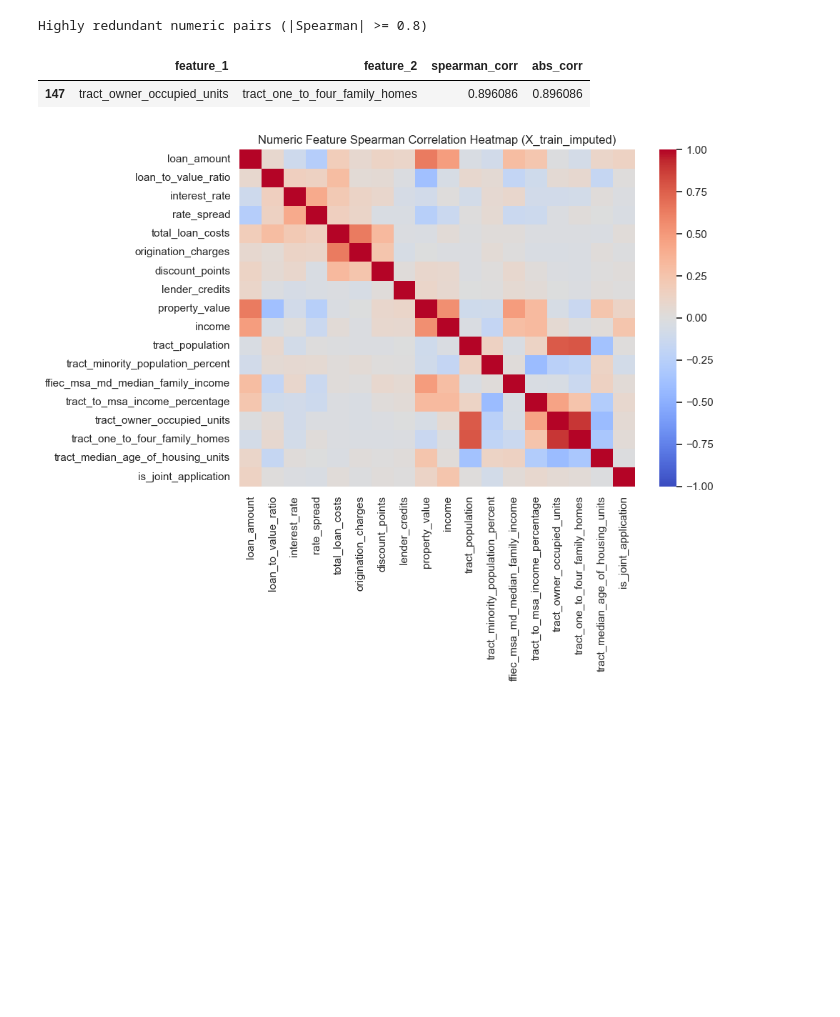
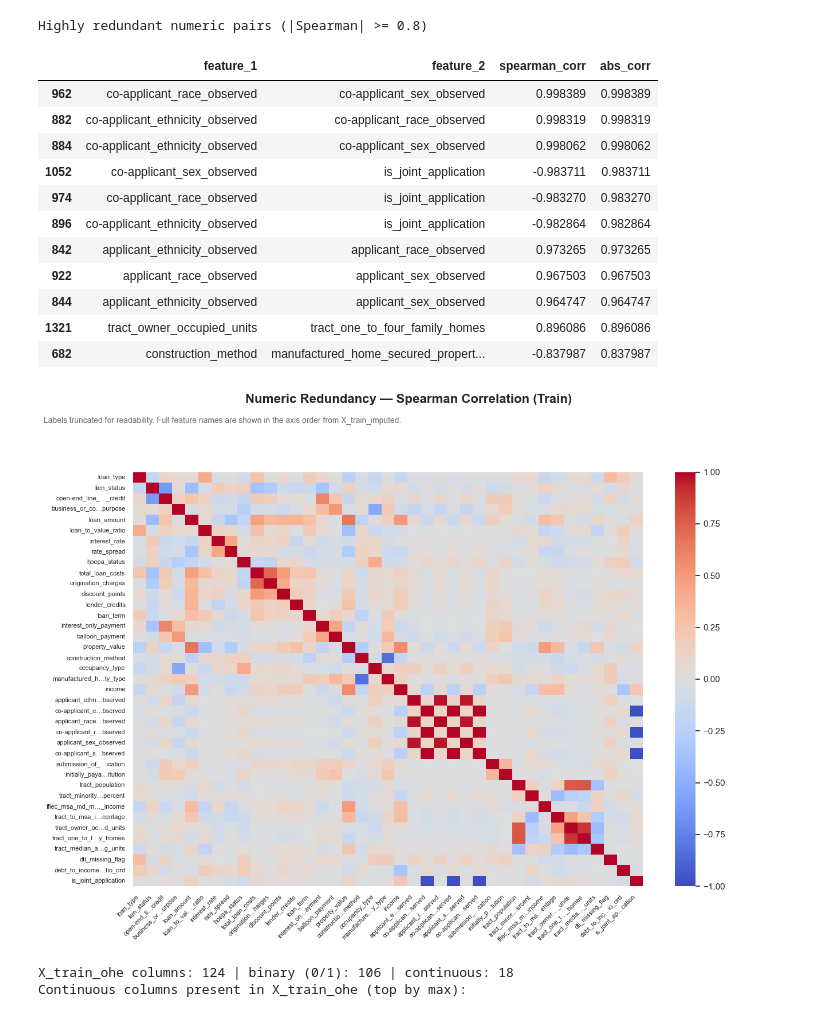
Before and after one commit to xsxsx-999/5243-project4, a Jupyter notebook: eda_insights.ipynb, the cells around one changed output. Drawn from its saved outputs; the diff is of its cells as text; code cells hidden in the pictures; blank space fills up the shorter version.

```diff
--- a/eda_insights.ipynb
+++ b/eda_insights.ipynb
@@ -250,33 +220,84 @@ Top categorical signal features
 # %%
-# 2) Redundancy check among numeric predictors on X_train_imputed
+# 3) Numeric redundancy + correlation structure (X_train_imputed)
 
 if numeric_cols:
-    corr_spearman = X_train_imputed[numeric_cols].corr(method="spearman")
+    X_num = X_train_imputed[numeric_cols].apply(pd.to_numeric, errors="coerce")
+    corr_spearman = X_num.corr(method="spearman")
 
     corr_long = (
         corr_spearman.where(np.triu(np.ones(corr_spearman.shape), k=1).astype(bool))
         .stack()
         .reset_index()
     )
     corr_long.columns = ["feature_1", "feature_2", "spearman_corr"]
     corr_long["abs_corr"] = corr_long["spearman_corr"].abs()
 
     high_corr_pairs = corr_long[corr_long["abs_corr"] >= 0.8].sort_values("abs_corr", ascending=False)
 
     print("Highly redundant numeric pairs (|Spearman| >= 0.8)")
     display(high_corr_pairs.head(30))
 
-    plt.figure(figsize=(10, 8))
-    sns.heatmap(corr_spearman, cmap="coolwarm", center=0, vmin=-1, vmax=1)
-    plt.title("Numeric Feature Spearman Correlation Heatmap (X_train_imputed)")
-    plt.tight_layout()
+    # Make labels readable: shorten + rotate + smaller font.
+    fig, ax = plt.subplots(figsize=(13, 10))
+    sns.heatmap(corr_spearman, cmap="coolwarm", center=0, vmin=-1, vmax=1, ax=ax)
+    ax.set_title("")
+
+    short_x = [shorten_label(c, 18) for c in corr_spearman.columns]
+    short_y = [shorten_label(c, 22) for c in corr_spearman.index]
+    ax.set_xticklabels(short_x, rotation=45, ha="right", fontsize=8)
+    ax.set_yticklabels(short_y, rotation=0, fontsize=8)
+
+    save_fig(
+        fig,
+        6,
+        "Numeric Redundancy — Spearman Correlation (Train)",
+        subtitle="Labels truncated for readability. Full feature names are shown in the axis order from X_train_imputed.",
+        filename_stub="numeric_redundancy_heatmap",
+    )
     plt.show()
 else:
     corr_spearman = pd.DataFrame()
     high_corr_pairs = pd.DataFrame(columns=["feature_1", "feature_2", "spearman_corr", "abs_corr"])
     print("No numeric columns available for redundancy check.")
+
+# 4) One-hot matrix diagnostics (X_train_ohe)
+# X_train_ohe contains BOTH binary OHE columns and continuous numeric columns.
+
+if "X_train_ohe_df" in globals():
+    _ohe_num = X_train_ohe_df.apply(pd.to_numeric, errors="coerce").fillna(0.0)
+    ohe_binary_cols = [
+        c for c in _ohe_num.columns if set(pd.unique(_ohe_num[c])).issubset({0.0, 1.0})
+    ]
+    ohe_cont_cols = [c for c in _ohe_num.columns if c not in ohe_binary_cols]
+
+    print(
+        f"X_train_ohe columns: {len(_ohe_num.columns)} | binary (0/1): {len(ohe_binary_cols)} | continuous: {len(ohe_cont_cols)}"
+    )
+
+    if ohe_cont_cols:
+        cont_stats = (
+            _ohe_num[ohe_cont_cols]
+            .agg(["min", "max", "mean", "std"])
+            .T.sort_values("max", ascending=False)
+            .reset_index()
+            .rename(columns={"index": "feature"})
+        )
+        print("Continuous columns present in X_train_ohe (top by max):")
+        display(cont_stats.head(25))
 # %% [output]
 Highly redundant numeric pairs (|Spearman| >= 0.8)
 |  | feature_1 | feature_2 | spearman_corr | abs_corr |
-| 147 | tract_owner_occupied_units | tract_one_to_four_family_homes | 0.896086 | 0.896086 |
+| 962 | co-applicant_race_observed | co-applicant_sex_observed | 0.998389 | 0.998389 |
+| 882 | co-applicant_ethnicity_observed | co-applicant_race_observed | 0.998319 | 0.998319 |
+| 884 | co-applicant_ethnicity_observed | co-applicant_sex_observed | 0.998062 | 0.998062 |
+| 1052 | co-applicant_sex_observed | is_joint_application | -0.983711 | 0.983711 |
+| 974 | co-applicant_race_observed | is_joint_application | -0.983270 | 0.983270 |
+| 896 | co-applicant_ethnicity_observed | is_joint_application | -0.982864 | 0.982864 |
+| 842 | applicant_ethnicity_observed | applicant_race_observed | 0.973265 | 0.973265 |
+| 922 | applicant_race_observed | applicant_sex_observed | 0.967503 | 0.967503 |
+| 844 | applicant_ethnicity_observed | applicant_sex_observed | 0.964747 | 0.964747 |
+| 1321 | tract_owner_occupied_units | tract_one_to_four_family_homes | 0.896086 | 0.896086 |
+| 682 | construction_method | manufactured_home_secured_propert... | -0.837987 | 0.837987 |
-[figure, old version]
+[figure, new version]
+X_train_ohe columns: 124 | binary (0/1): 106 | continuous: 18
+Continuous columns present in X_train_ohe (top by max):
```
Also changed, not shown: parts of 7 cells of this notebook, 7 other files.
